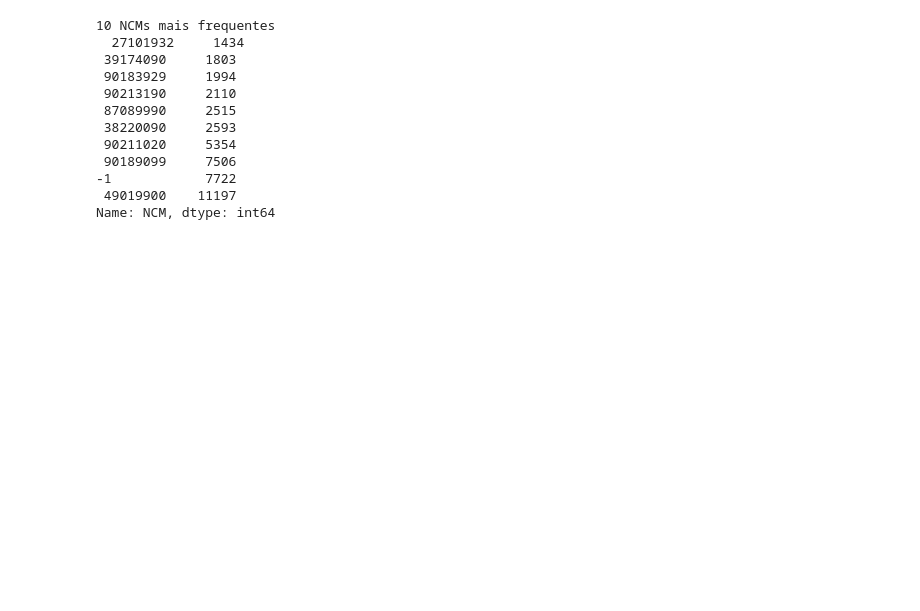
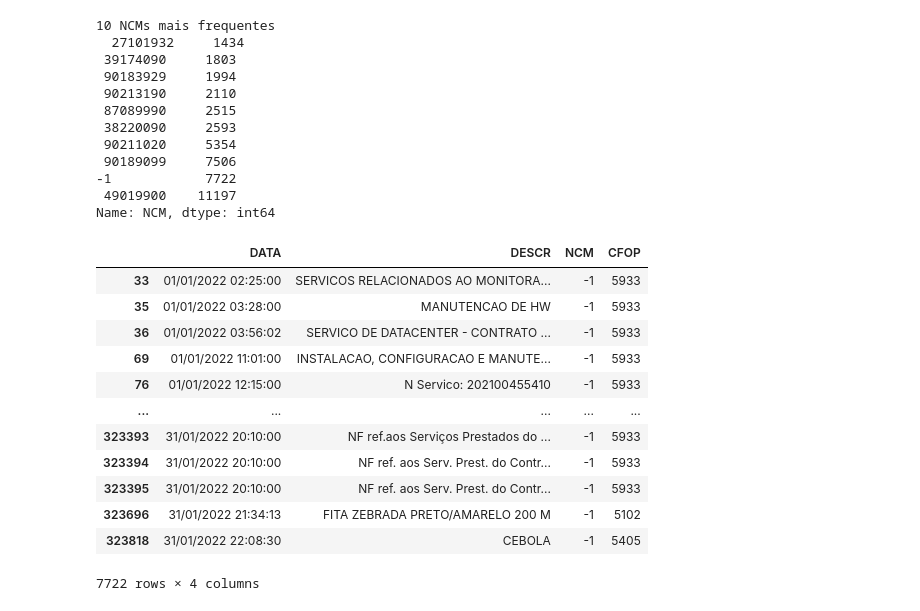
Before and after one commit to mfilipak/AFRAC_IA, a Jupyter notebook: 001_EDA_(Dados_do_Portal_da_cidadânia).ipynb, the cells around one changed output. Saved outputs shown, nothing was run; the diff lists cells and outputs as text; code cells hidden in the pictures; blank space fills up the shorter version.

```diff
--- a/001_EDA_(Dados_do_Portal_da_cidadânia).ipynb
+++ b/001_EDA_(Dados_do_Portal_da_cidadânia).ipynb
@@ -123,3 +123,20 @@ print("10 NCMs mais frequentes\n",aux)
 -1            7722
  49019900    11197
 Name: NCM, dtype: int64
+# %%
+#Por aqui, podemos ver que NCM=-1 normalmente está associado a serviços. Vamos excluí-los a seguir.
+df2[df2["NCM"]==-1]
+# %% [output]
+|  | DATA | DESCR | NCM | CFOP |
+| 33 | 01/01/2022 02:25:00 | SERVICOS RELACIONADOS AO MONITORA... | -1 | 5933 |
+| 35 | 01/01/2022 03:28:00 | MANUTENCAO DE HW | -1 | 5933 |
+| 36 | 01/01/2022 03:56:02 | SERVICO DE DATACENTER - CONTRATO ... | -1 | 5933 |
+| 69 | 01/01/2022 11:01:00 | INSTALACAO, CONFIGURACAO E MANUTE... | -1 | 5933 |
+| 76 | 01/01/2022 12:15:00 | N Servico: 202100455410 | -1 | 5933 |
+| ... | ... | ... | ... | ... |
+| 323393 | 31/01/2022 20:10:00 | NF ref.aos Serviços Prestados do ... | -1 | 5933 |
+| 323394 | 31/01/2022 20:10:00 | NF ref. aos Serv. Prest. do Contr... | -1 | 5933 |
+| 323395 | 31/01/2022 20:10:00 | NF ref. aos Serv. Prest. do Contr... | -1 | 5933 |
+| 323696 | 31/01/2022 21:34:13 | FITA ZEBRADA PRETO/AMARELO 200 M | -1 | 5102 |
+| 323818 | 31/01/2022 22:08:30 | CEBOLA | -1 | 5405 |
+7722 rows × 4 columns
```
Also changed, not shown: parts of 14 cells of this notebook.
